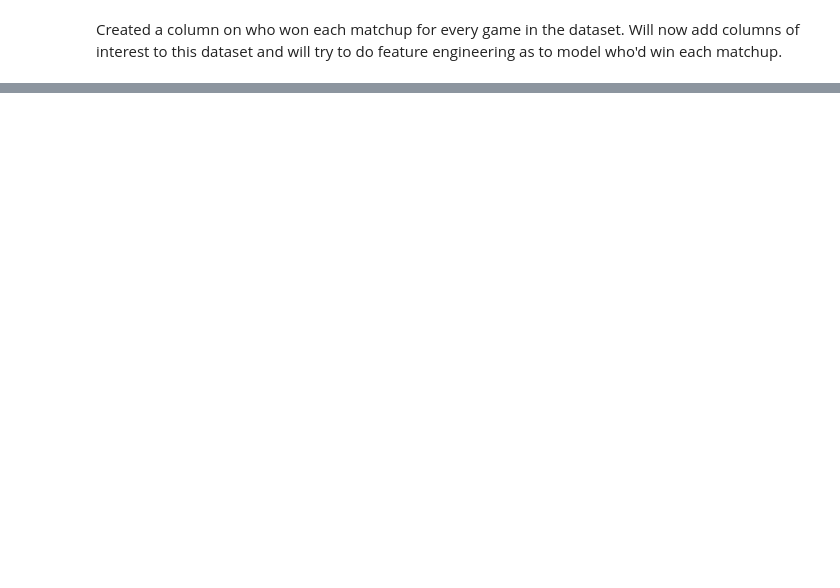
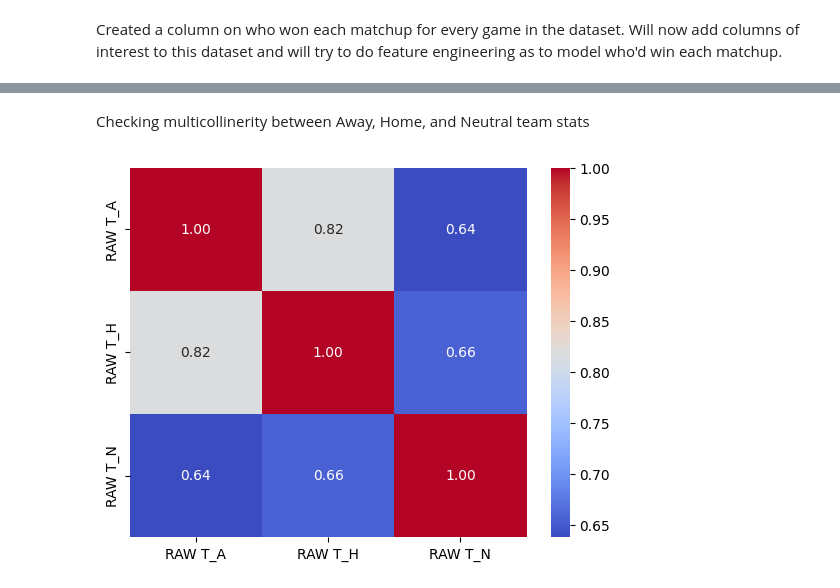
Before and after one commit to nicholaskim1004/MarchMadness, a Jupyter notebook: madness.ipynb, the cells around one changed output, grey strips where cells are left out. Saved outputs shown, nothing was run; the diff lists cells and outputs as text; code cells hidden in the pictures; blank space fills up the shorter version.

```diff
--- a/madness.ipynb
+++ b/madness.ipynb
@@ -44,19 +40,14 @@ upset_inf = pd.read_csv("/Users/nicholaskim/Documents/Repositories/bracket chall
 since ken_ datasets don't have TEAMNO var will first create seperate lookup table to create a column for its respective id
 # %%
 team_ids = team_matchups[['YEAR','TEAM','TEAM NO']].drop_duplicates()
+conf_ids = conf_perf[['YEAR','CONF','CONF ID']].drop_duplicates()
 
-ken_def.rename(columns={'Season':'YEAR','TeamName':'TEAM'},inplace=True)
-ken_off.rename(columns={'Season':'YEAR','TeamName':'TEAM'},inplace=True)
+team_res.rename(columns={'TEAM ID':'TEAM NO'},inplace=True)
+
 ken_eff.rename(columns={'Season':'YEAR','Team':'TEAM'},inplace=True)
 ken_height.rename(columns={'Season':'YEAR','TeamName':'TEAM'},inplace=True)
-ken_mis.rename(columns={'Season':'YEAR','TeamName':'TEAM'},inplace=True)
-ken_pt_dis.rename(columns={'Season':'YEAR','TeamName':'TEAM'},inplace=True)
-ken_summ.rename(columns={'Season':'YEAR','TeamName':'TEAM'},inplace=True)
+ken_conf.rename(columns={'Season':'YEAR','Short Conference Name':'CONF'},inplace=True)
 
-
-ken_def = ken_def.merge(team_ids,on=['YEAR','TEAM'],how='left')
-ken_off = ken_off.merge(team_ids,on=['YEAR','TEAM'],how='left')
 ken_eff = ken_eff.merge(team_ids,on=['YEAR','TEAM'],how='left')
 ken_height = ken_height.merge(team_ids,on=['YEAR','TEAM'],how='left')
-ken_mist = ken_mis.merge(team_ids,on=['YEAR','TEAM'],how='left')
-ken_pt_dis = ken_pt_dis.merge(team_ids,on=['YEAR','TEAM'],how='left')
+ken_conf = ken_conf.merge(conf_ids,on=['YEAR','CONF'],how='left')
@@ -125,0 +127,8 @@ team_matchups.head()
+# %%
+dfs = [comp_stats,temp_away,temp_home,temp_neutral,temp_v_ranked,temp_height,temp_ken_eff]
+
+comp_team_stats = reduce(lambda left, right: pd.merge(left, right, on=['YEAR','TEAM NO']),dfs)
+
+comp_team_stats = comp_team_stats.merge(temp_res,on='TEAM',how='left')
+
+comp_team_stats.head()
@@ -125,0 +142,8 @@ team_matchups.head()
+# %% [markdown]
+Checking multicollinerity between Away, Home, and Neutral team stats
+# %%
+corr_matrix = comp_team_stats[['RAW T_A','RAW T_H','RAW T_N']].corr()
+sns.heatmap(corr_matrix, annot=True, cmap="coolwarm", fmt=".2f")
+plt.show()
+# %% [output]
+[figure, added]
```
Also changed, not shown: parts of 11 cells of this notebook, 1 other file.
